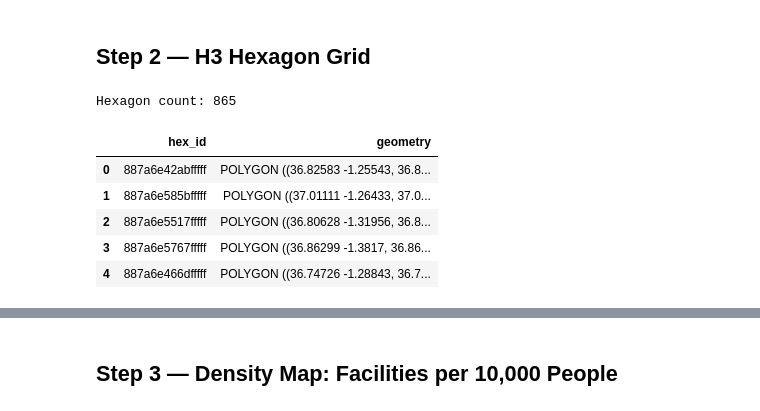
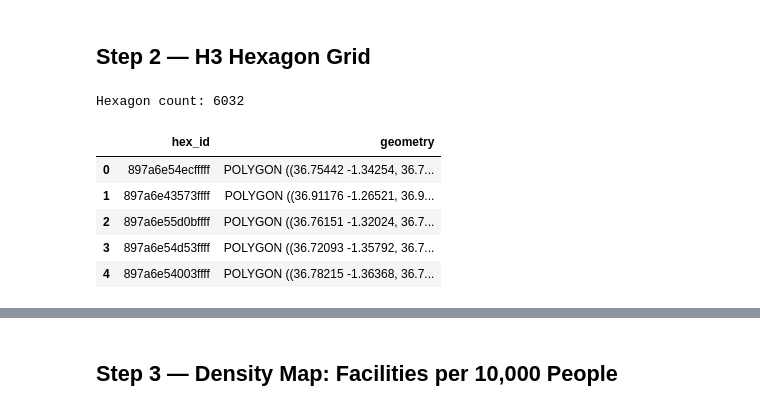
Before and after one commit to HDuo1129/GIS, a Jupyter notebook: notebooks/nairobi_healthcare.ipynb, the cells around one changed output, grey strips where cells are left out. Drawn from its saved outputs; the diff is of its cells as text; code cells hidden in the pictures.

```diff
--- a/notebooks/nairobi_healthcare.ipynb
+++ b/notebooks/nairobi_healthcare.ipynb
@@ -145,34 +143,32 @@ plt.show()
 ## Step 2 — H3 Hexagon Grid
 # %%
 def poly_to_hexagons(polygon, resolution, crs='EPSG:4326'):
-    """Fill a Shapely polygon with H3 hexagons at given resolution."""
     # H3 needs GeoJSON with (lng, lat) order
     coords = list(polygon.exterior.coords)
     geojson = {'type': 'Polygon', 'coordinates': [coords]}
     hex_ids = h3.polyfill(geojson, resolution, geo_json_conformant=True)
 
     hexagons = []
     for h in hex_ids:
         boundary = h3.h3_to_geo_boundary(h, geo_json=True)
         hexagons.append({'hex_id': h, 'geometry': Polygon(boundary)})
     return gpd.GeoDataFrame(hexagons, crs=crs)
 
-# H3 res 8 ≈ 0.74 km² per hexagon — good for city scale
-RESOLUTION = 8
+RESOLUTION = 9
 
 # H3 needs WGS84 input
 nairobi_wgs = nairobi.to_crs('EPSG:4326')
 gdf_hex = poly_to_hexagons(nairobi_wgs.geometry.values[0], resolution=RESOLUTION)
 print(f'Hexagon count: {len(gdf_hex)}')
 gdf_hex.head()
 # %% [output]
-Hexagon count: 865
+Hexagon count: 6032
 |  | hex_id | geometry |
-| 0 | 887a6e42abfffff | POLYGON ((36.82583 -1.25543, 36.8... |
-| 1 | 887a6e585bfffff | POLYGON ((37.01111 -1.26433, 37.0... |
-| 2 | 887a6e5517fffff | POLYGON ((36.80628 -1.31956, 36.8... |
-| 3 | 887a6e5767fffff | POLYGON ((36.86299 -1.3817, 36.86... |
-| 4 | 887a6e466dfffff | POLYGON ((36.74726 -1.28843, 36.7... |
+| 0 | 897a6e54ecfffff | POLYGON ((36.75442 -1.34254, 36.7... |
+| 1 | 897a6e43573ffff | POLYGON ((36.91176 -1.26521, 36.9... |
+| 2 | 897a6e55d0bffff | POLYGON ((36.76151 -1.32024, 36.7... |
+| 3 | 897a6e54d53ffff | POLYGON ((36.72093 -1.35792, 36.7... |
+| 4 | 897a6e54003ffff | POLYGON ((36.78215 -1.36368, 36.7... |
 # %%
 # Count facilities per hexagon
 nairobi_health_wgs = nairobi_health.to_crs('EPSG:4326')
```
Also changed, not shown: parts of 16 cells of this notebook, 8 other files.
